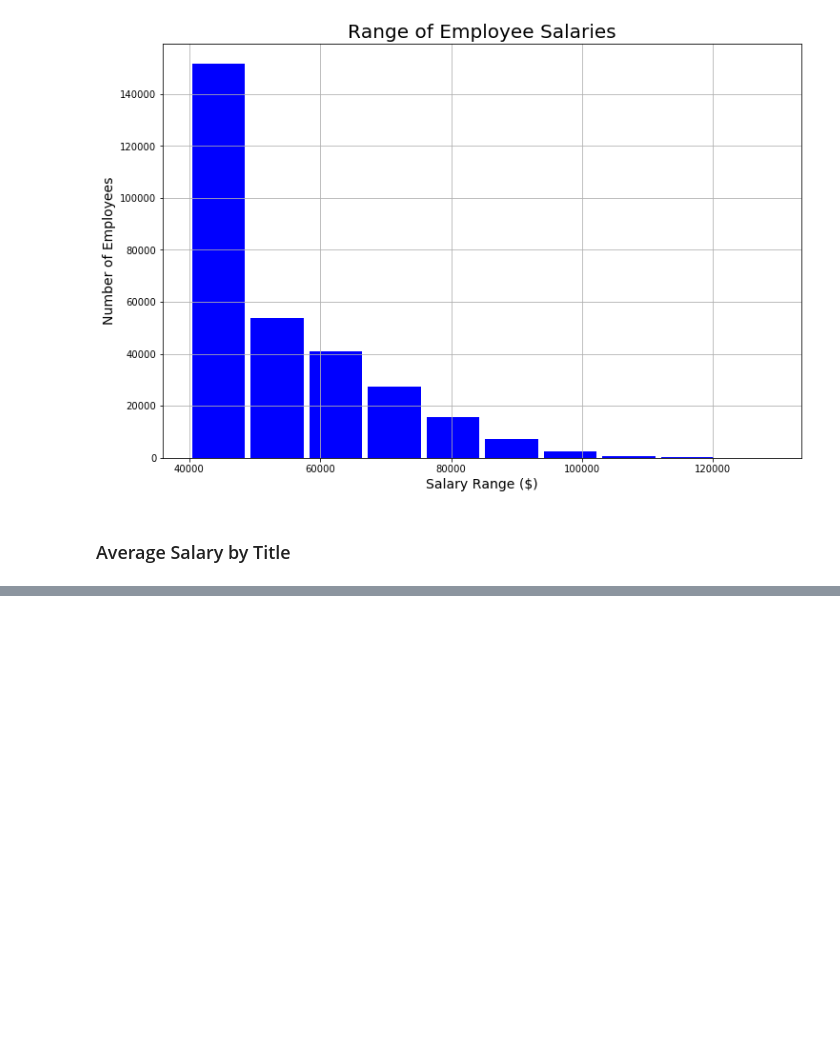
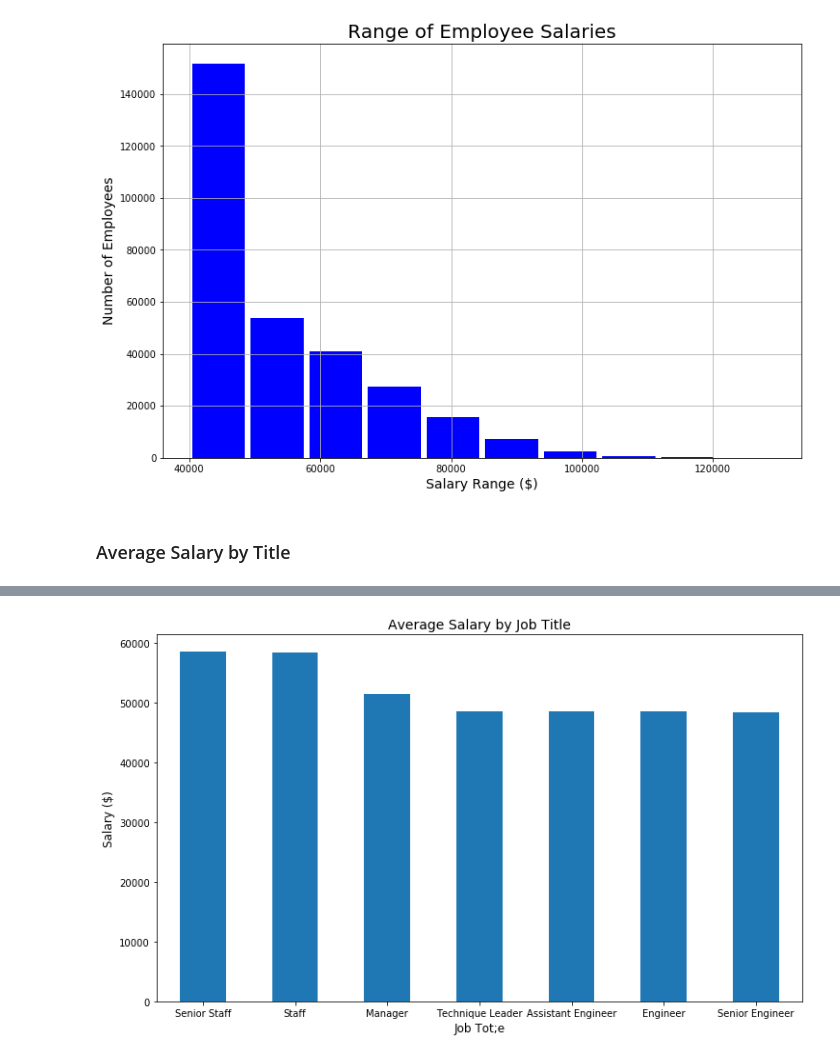
Before and after one commit to Nicole1701/database-analysis-sql, a Jupyter notebook: Bonus.ipynb, the cells around one changed output, grey strips where cells are left out. Drawn from its saved outputs; the diff is of its cells as text; code cells hidden in the pictures; blank space fills up the shorter version.

```diff
--- a/Bonus.ipynb
+++ b/Bonus.ipynb
@@ -197,0 +196,4 @@ data_groupby = dataframe_final
+# %%
+data_groupby = dataframe_final.groupby(["Title"]).mean()["Salary"].round(2)
+data_groupby_pd = pd.DataFrame(data_groupby).sort_values("Salary", ascending=False)
+data_groupby_pd
@@ -197,0 +210,16 @@ data_groupby = dataframe_final
+# %%
+data_groupby_pd.plot(kind="bar", figsize=(12,7), rot=0, legend=False, fontsize = 10)
+
+
+# Format chart
+plt.title("Average Salary by Job Title", fontsize=14)
+plt.xlabel("Job Tot;e", fontsize=12)
+plt.ylabel("Salary ($)", fontsize=12)
+
+
+# Save image
+plt.savefig("images/Salary_by_Title.png")
+
+plt.show()
+# %% [output]
+[figure, added]
```
Also changed, not shown: parts of 4 cells of this notebook, 3 other files.
